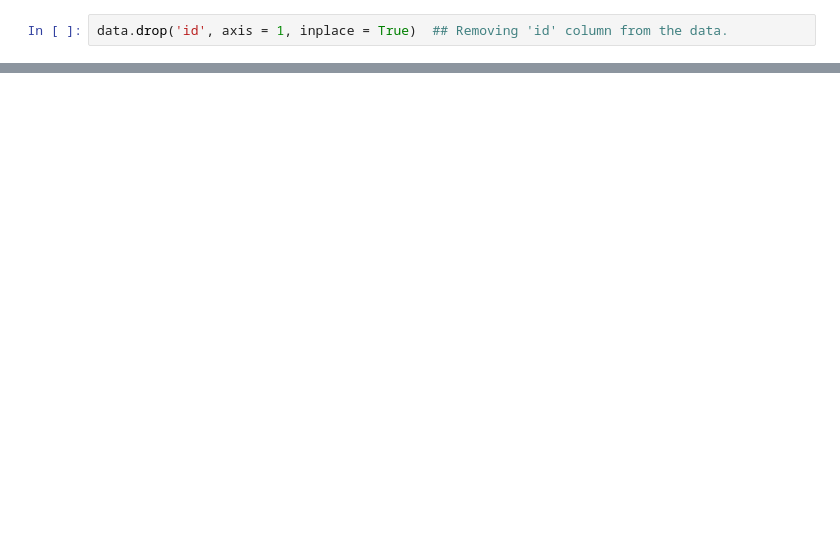
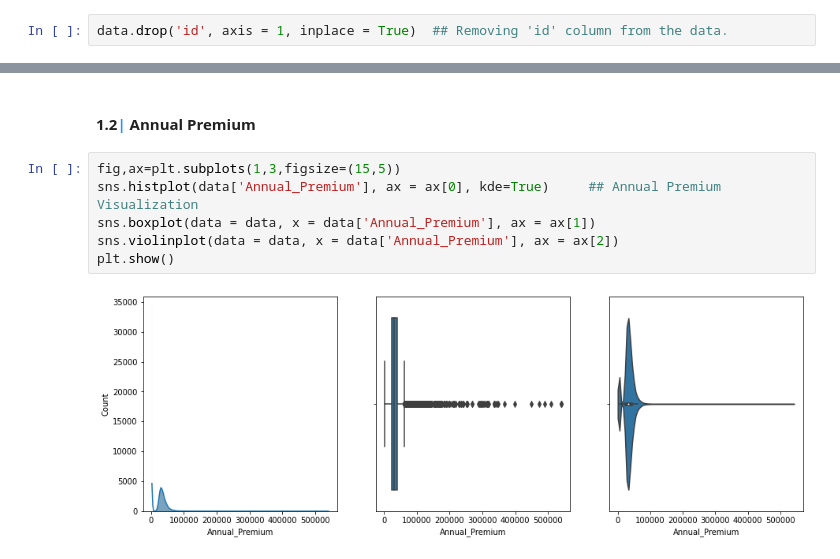
Before and after one commit to nirajpalve/Vehicle-Insurance-Prediction, a Jupyter notebook: Vehicle_Insurance_Prediction.ipynb, the cells around one changed output, grey strips where cells are left out. Saved outputs shown, nothing was run; the diff lists cells and outputs as text; blank space fills up the shorter version.

```diff
--- a/Vehicle_Insurance_Prediction.ipynb
+++ b/Vehicle_Insurance_Prediction.ipynb
@@ -96,0 +167,10 @@ data.describe()
+# %% [markdown]
+#### <font color = ''><b>1.2<span style='color:#0386f7de'>|</span> Annual Premium <a id="prep"></a></font>
+# %%
+fig,ax=plt.subplots(1,3,figsize=(15,5))
+sns.histplot(data['Annual_Premium'], ax = ax[0], kde=True)     ## Annual Premium Visualization
+sns.boxplot(data = data, x = data['Annual_Premium'], ax = ax[1])
+sns.violinplot(data = data, x = data['Annual_Premium'], ax = ax[2])
+plt.show()
+# %% [output]
+[figure, added]
```
Also changed, not shown: parts of 120 cells of this notebook.
